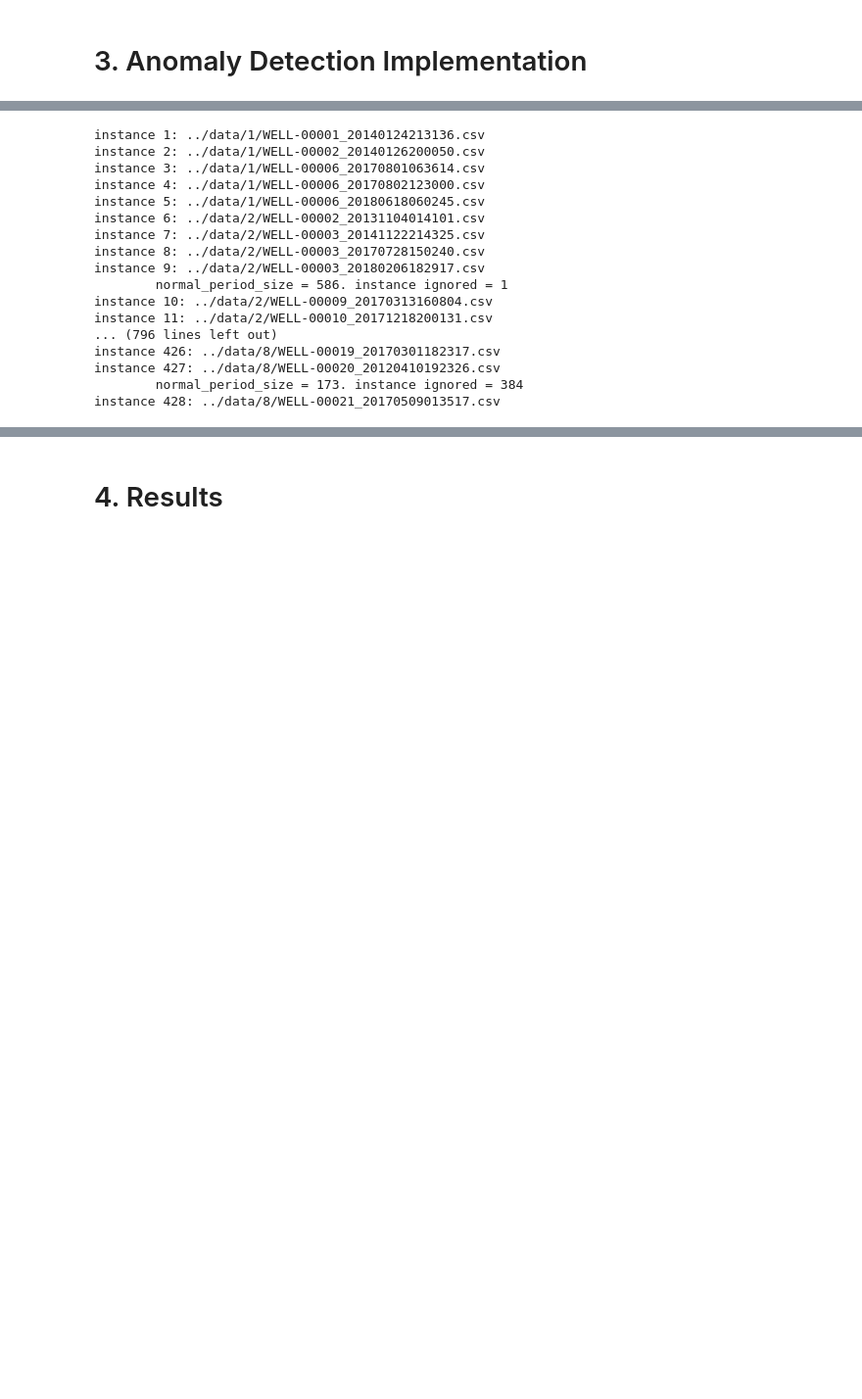
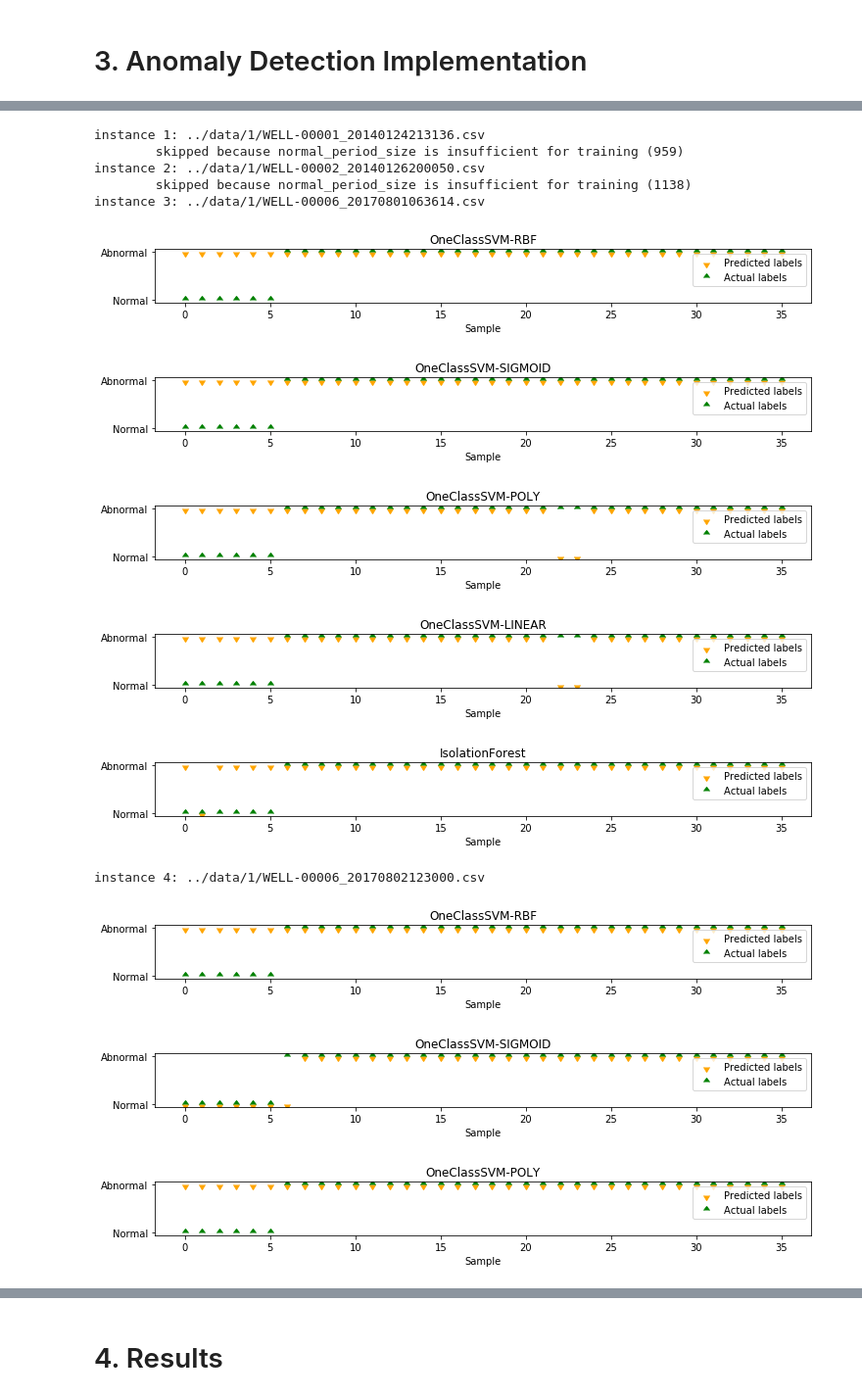
Before and after one commit to ricardovvargas/3w_dataset, a Jupyter notebook: demos/demo_3_example_of_anomaly_detection_implementation.ipynb, the cells around one changed output, grey strips where cells are left out. Shown at 98% size. Saved outputs shown, nothing was run; the diff lists cells and outputs as text; code cells hidden in the pictures; blank space fills up the shorter version.

```diff
--- a/demos/demo_3_example_of_anomaly_detection_implementation.ipynb
+++ b/demos/demo_3_example_of_anomaly_detection_implementation.ipynb
@@ -294,9 +313,10 @@ real_instances = real_instances.loc[real_instances.iloc[:,0] != 0].reset_index(d
 # %%
-# For each real instance with undesirable event
+# For each real instance with any type of undesirable event
 scores = pd.DataFrame()
 ignored_instances = 0
 used_instances = 0
 for i, row in real_instances.iterrows():
+    # Loads the current instance
     class_code, instance_path = row
     print('instance {}: {}'.format(i+1, instance_path))
     df = load_instance(instance_path)
@@ -305,65 +325,70 @@ for i, row in real_instances.iterrows():
     normal_period_size = (df['class']==float(normal_class_code)).sum()
     if normal_period_size < min_normal_period_size:
         ignored_instances += 1
-        print('\tnormal_period_size = {}. instance ignored = {}'.format(normal_period_size,
-                                                                        ignored_instances))
+        print('\tskipped because normal_period_size is insufficient for training ({})'
+              .format(normal_period_size))
         continue
     used_instances += 1
 
     # Extracts samples from the current real instance
-    df_samples_train, y_train, df_samples_test, y_test = extract_samples(df, class_code)
+    ret = extract_samples(df, class_code)
+    df_samples_train, y_train, df_samples_test, y_test = ret
 
-    # Discards vars that are frozen in training samples
-    frozen_vars = []
-    good_vars = []
-    for var in vars:
-        if len(df_samples_train[var].unique()) == 1:
-            frozen_vars.append(var)
-        else:
-            good_vars.append(var)
-    df_samples_train.drop(columns=frozen_vars, inplace=True, errors='ignore')
-    df_samples_test.drop(columns=frozen_vars, inplace=True, errors='ignore')
+    # Changes types of the labels (tsfresh's requirement)
+    y_train = np.array(y_train)
+    y_test = np.array(y_test)
+
+    # We want binary classification: 1 for inliers (negative class = normal instance) and
+    # -1 for outliers (positive class = instance with anomaly) (sklearn's requirement)
+    y_test[y_test!=normal_class_code] = -1
+    y_test[y_test==normal_class_code] = 1
+
+    # Drops the bad vars
+    good_vars = np.isnan(df_samples_train[vars]).mean(0) <= max_nan_percent
+    std_vars = np.nanstd(df_samples_train[vars], 0)
+    good_vars &= (std_vars > std_vars_min)
+    good_vars = list(good_vars.index[good_vars])
+    bad_vars = list(set(vars)-set(good_vars))
+    df_samples_train.drop(columns=bad_vars, inplace=True, errors='ignore')
+    df_samples_test.drop(columns=bad_vars, inplace=True, errors='ignore')
 
     # Normalizes the samples (zero mean and unit variance)
     scaler = preprocessing.StandardScaler()
-    df_samples_train[good_vars] = scaler.fit_transform(df_samples_train[good_vars])
-    df_samples_test[good_vars] = scaler.transform(df_samples_test[good_vars])
+    df_samples_train[good_vars] = scaler.fit_transform(df_samples_train[good_vars]).astype('float32')
+    df_samples_test[good_vars] = scaler.transform(df_samples_test[good_vars]).astype('float32')
 
     # Extracts features from samples
     X_train = extract_features(df_samples_train,
                                column_id='id',
                                column_sort='timestamp',
                                default_fc_parameters=df_fc_p,
                                impute_function=impute,
                                n_jobs=0,
                                disable_progressbar=disable_progressbar)
     X_train = X_train.reset_index(drop=True)
     X_test = extract_features(df_samples_test,
                               column_id='id',
                               column_sort='timestamp',
                               default_fc_parameters=df_fc_p,
                               impute_function=impute,
                               n_jobs=0,
                               disable_progressbar=disable_progressbar)
     X_test = X_test.reset_index(drop=True)
 
     # Trains, tests and calculates the scores
     scores = train_test_calc_scores(X_train, y_train, X_test, y_test, scores, clfs)
 # %% [output]
 instance 1: ../data/1/WELL-00001_20140124213136.csv
+        skipped because normal_period_size is insufficient for training (959)
 instance 2: ../data/1/WELL-00002_20140126200050.csv
+        skipped because normal_period_size is insufficient for training (1138)
 instance 3: ../data/1/WELL-00006_20170801063614.csv
-instance 4: ../data/1/WELL-00006_20170802123000.csv
-instance 5: ../data/1/WELL-00006_20180618060245.csv
-instance 6: ../data/2/WELL-00002_20131104014101.csv
-instance 7: ../data/2/WELL-00003_20141122214325.csv
-instance 8: ../data/2/WELL-00003_20170728150240.csv
-instance 9: ../data/2/WELL-00003_20180206182917.csv
-        normal_period_size = 586. instance ignored = 1
-instance 10: ../data/2/WELL-00009_20170313160804.csv
-instance 11: ../data/2/WELL-00010_20171218200131.csv
-... (796 lines left out)
-instance 426: ../data/8/WELL-00019_20170301182317.csv
-instance 427: ../data/8/WELL-00020_20120410192326.csv
-        normal_period_size = 173. instance ignored = 384
-instance 428: ../data/8/WELL-00021_20170509013517.csv
+[figure, added]
+[figure, added]
+[figure, added]
+[figure, added]
+[figure, added]
+instance 4: ../data/1/WELL-00006_20170802123000.csv
+[figure, added]
+[figure, added]
+[figure, added]
```
Also changed, not shown: parts of 15 cells of this notebook, 2 other files.
